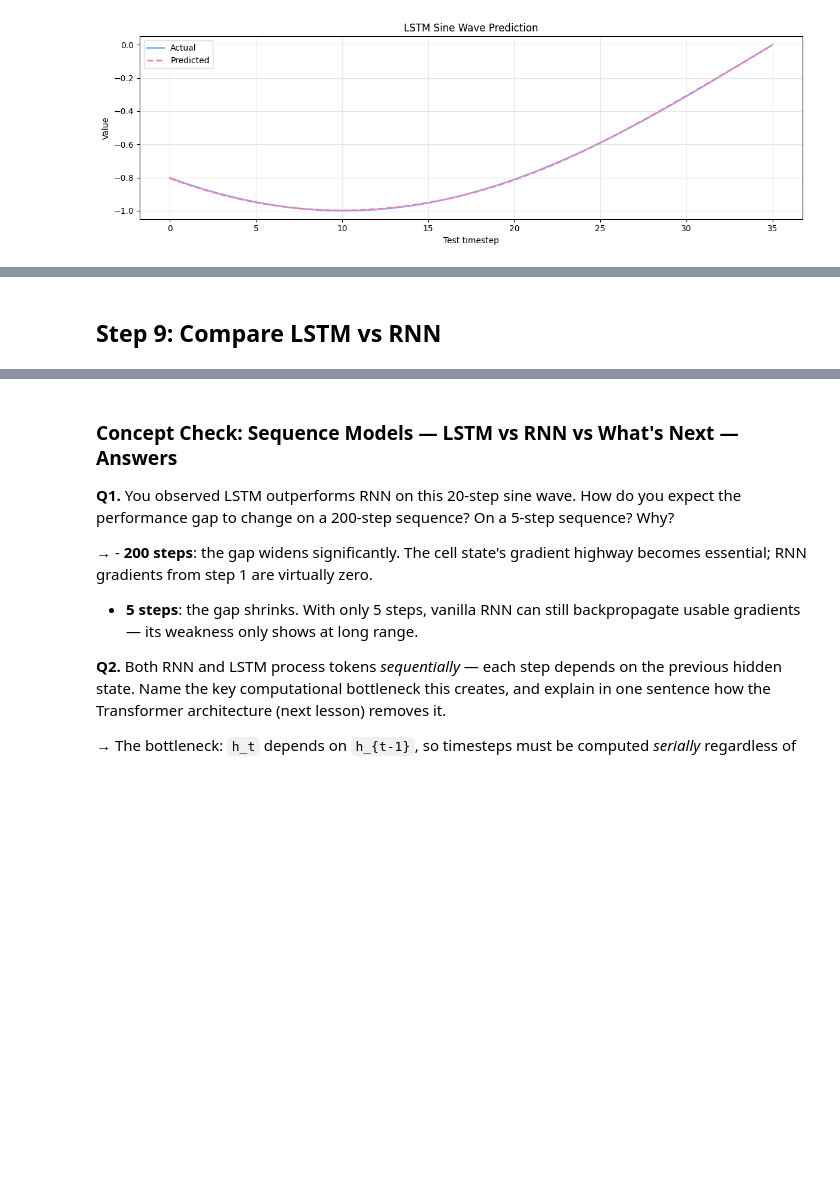
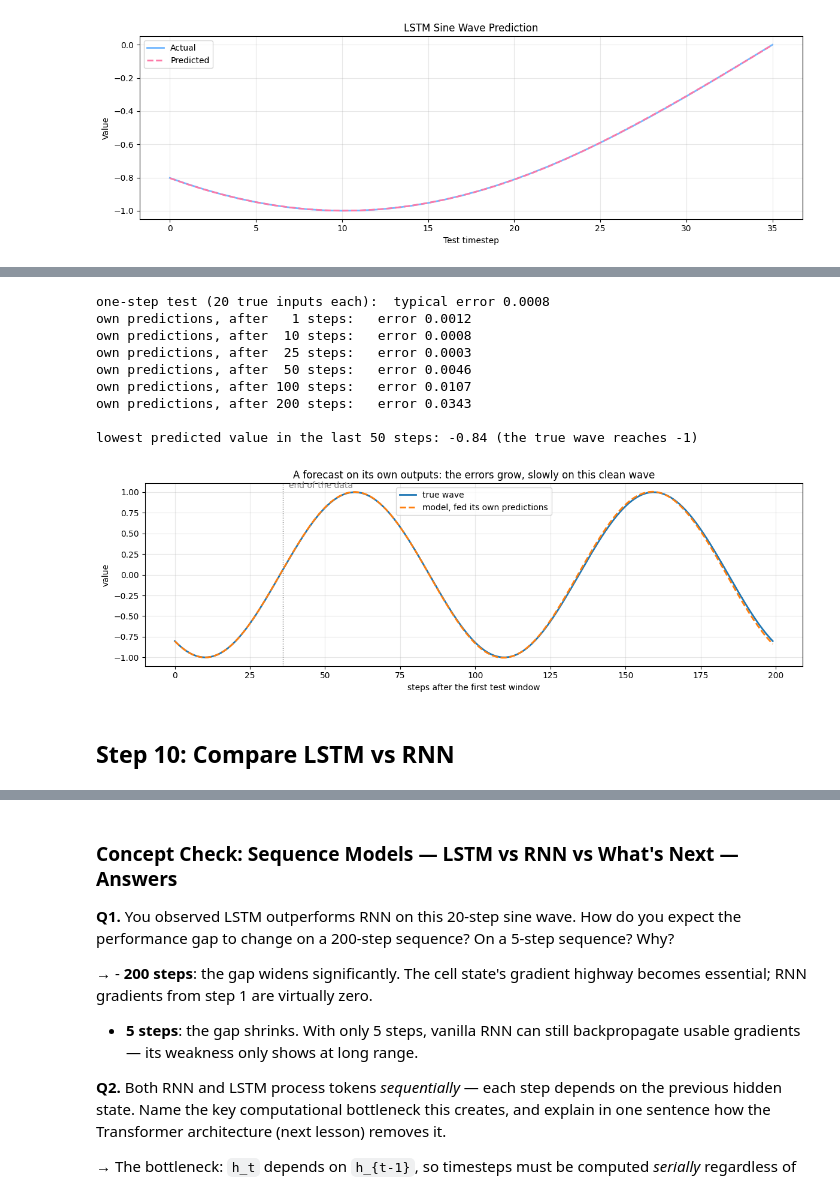
Before and after one commit to dcaponi/pytorch-nn-training, a Jupyter notebook: 05_lstm_pytorch/solution.ipynb, the cells around one changed output, grey strips where cells are left out. Cells and saved outputs as stored; diff of their text form; code cells hidden in the pictures; blank space fills up the shorter version.

```diff
--- a/05_lstm_pytorch/solution.ipynb
+++ b/05_lstm_pytorch/solution.ipynb
@@ -352,5 +360,49 @@ plt.show()
+# %%
+import matplotlib.pyplot as plt
+
+model.eval()
+window = X_test[:1].clone()                         # (1, 20, 1): 20 TRUE values
+preds = []
+with torch.no_grad():
+    for _ in range(200):
+        p = model(window)                           # (1, 1)
+        preds.append(p.item())
+        window = torch.cat([window[:, 1:, :], p.view(1, 1, 1)], dim=1)   # oldest out, own prediction in
+preds = np.array(preds)
+
+# The true wave, continued past the end of the data with the same formula.
+start = len(X_train) + 20                           # index in `data` of the first predicted value
+dt = t[1] - t[0]
+true = np.sin(t[start] + dt * np.arange(200))
+err = np.abs(preds - true)
+
+print(f'one-step test (20 true inputs each):  typical error {np.sqrt(test_loss.item()):.4f}')
+for k in (1, 10, 25, 50, 100, 200):
+    print(f'own predictions, after {k:3d} steps:   error {err[k-1]:.4f}')
+print(f'\nlowest predicted value in the last 50 steps: {preds[-50:].min():.2f} (the true wave reaches -1)')
+
+end_of_data = len(data) - start                     # the steps after this are past the data
+plt.figure(figsize=(12, 4))
+plt.plot(true, label='true wave', lw=2)
+plt.plot(preds, '--', label='model, fed its own predictions', lw=2)
+plt.axvline(end_of_data, color='gray', ls=':', lw=1)
+plt.text(end_of_data + 2, 1.05, 'end of the data', color='gray')
+plt.xlabel('steps after the first test window'); plt.ylabel('value')
+plt.title('A forecast on its own outputs: the errors grow, slowly on this clean wave')
+plt.legend(); plt.grid(alpha=0.3); plt.tight_layout(); plt.show()
+# %% [output]
+one-step test (20 true inputs each):  typical error 0.0008
+own predictions, after   1 steps:   error 0.0012
+own predictions, after  10 steps:   error 0.0008
+own predictions, after  25 steps:   error 0.0003
+own predictions, after  50 steps:   error 0.0046
+own predictions, after 100 steps:   error 0.0107
+own predictions, after 200 steps:   error 0.0343
+
+lowest predicted value in the last 50 steps: -0.84 (the true wave reaches -1)
+[figure, added]
 # %% [markdown]
-## Step 9: Compare LSTM vs RNN
+## Step 10: Compare LSTM vs RNN
 # %%
 class SineRNN(nn.Module):
     def __init__(self):
```
Also changed, not shown: parts of 6 cells of this notebook, 6 other files.
